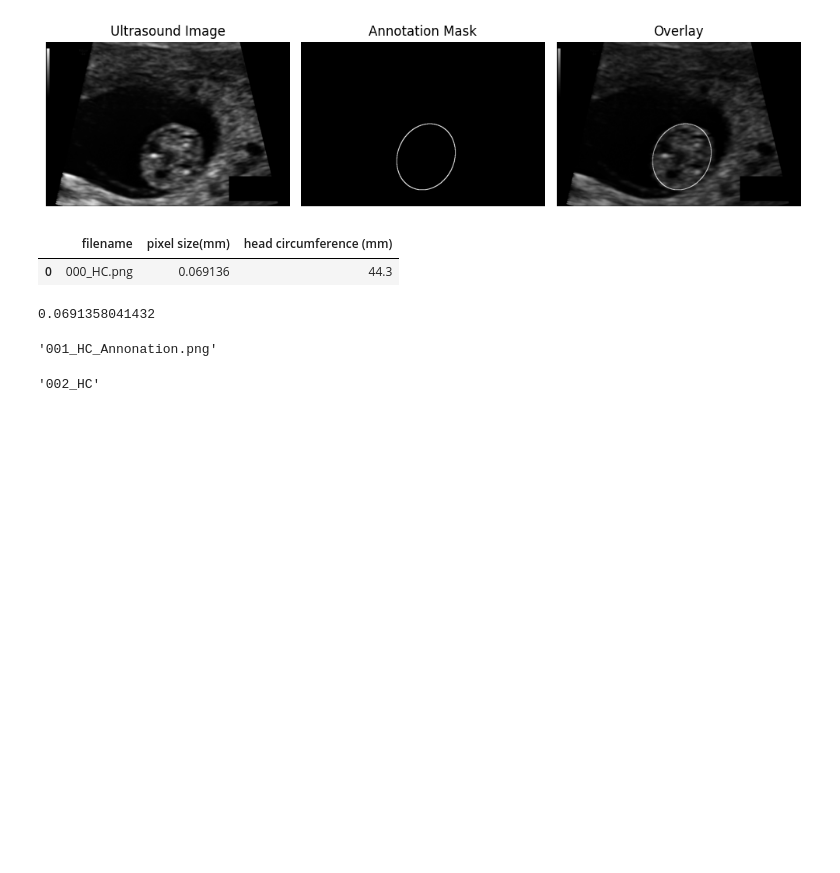
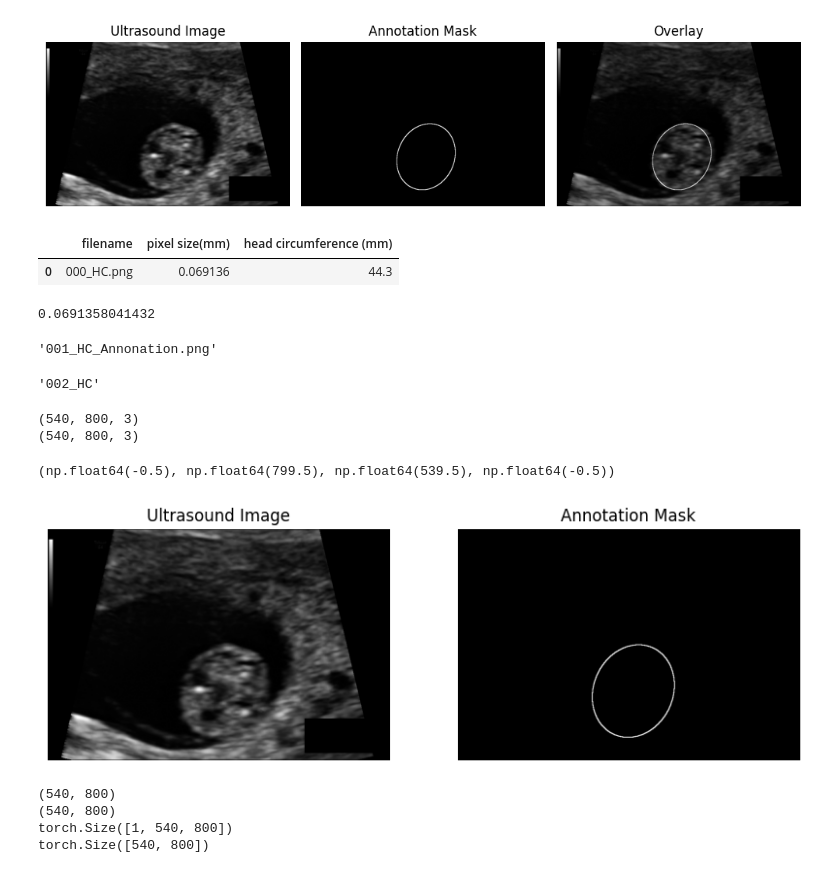
Before and after one commit to Rochakdh/HC18US, a Jupyter notebook: notebooks/exploratory_data_analysis.ipynb, the cells around one changed output. Drawn from its saved outputs; the diff is of its cells as text; code cells hidden in the pictures; blank space fills up the shorter version.

```diff
--- a/notebooks/exploratory_data_analysis.ipynb
+++ b/notebooks/exploratory_data_analysis.ipynb
@@ -88,3 +86,50 @@ f"{df.iloc[1,0].split(".")[0]}_Annonation.{df.iloc[1,0].split(".")[1]}"
 df.iloc[2,0].split(".")[0]
 # %% [output]
 '002_HC'
+# %%
+#test shape of image
+
+image_path = "C:\\Users\\rochakd\Desktop\\daily-project\\HC18US\\src\\training_set\\000_HC.png"
+mask_path = "C:\\Users\\rochakd\Desktop\\daily-project\\HC18US\\src\\training_set\\000_HC_Annotation.png"
+
+img_= cv2.imread(image_path)
+mask_path = cv2.imread(mask_path)
+
+print(img_.shape)
+print(mask_path.shape)
+
+plt.figure(figsize=(10, 5))
+plt.subplot(1, 2, 1)
+plt.title("Ultrasound Image")
+plt.imshow(image, cmap='gray')
+plt.axis('off')
+
+plt.subplot(1, 2, 2)
+plt.title("Annotation Mask")
+plt.imshow(mask, cmap='grey')
+plt.axis('off')
+# %% [output]
+(540, 800, 3)
+(540, 800, 3)
+(np.float64(-0.5), np.float64(799.5), np.float64(539.5), np.float64(-0.5))
+[figure, added]
+# %%
+image_path = "C:\\Users\\rochakd\Desktop\\daily-project\\HC18US\\src\\training_set\\000_HC.png"
+mask_path = "C:\\Users\\rochakd\Desktop\\daily-project\\HC18US\\src\\training_set\\000_HC_Annotation.png"
+
+image = cv2.imread(image_path, cv2.IMREAD_GRAYSCALE)
+mask = cv2.imread(mask_path, cv2.IMREAD_GRAYSCALE)
+
+print(image.shape)
+print(mask.shape)
+
+image = torch.tensor(image, dtype=torch.float32).unsqueeze(0) / 255.0
+mask = torch.tensor(mask, dtype=torch.long)
+
+print(image.shape)
+print(mask.shape)
+# %% [output]
+(540, 800)
+(540, 800)
+torch.Size([1, 540, 800])
+torch.Size([540, 800])
```
Also changed, not shown: parts of 1 cell of this notebook, 5 other files.
